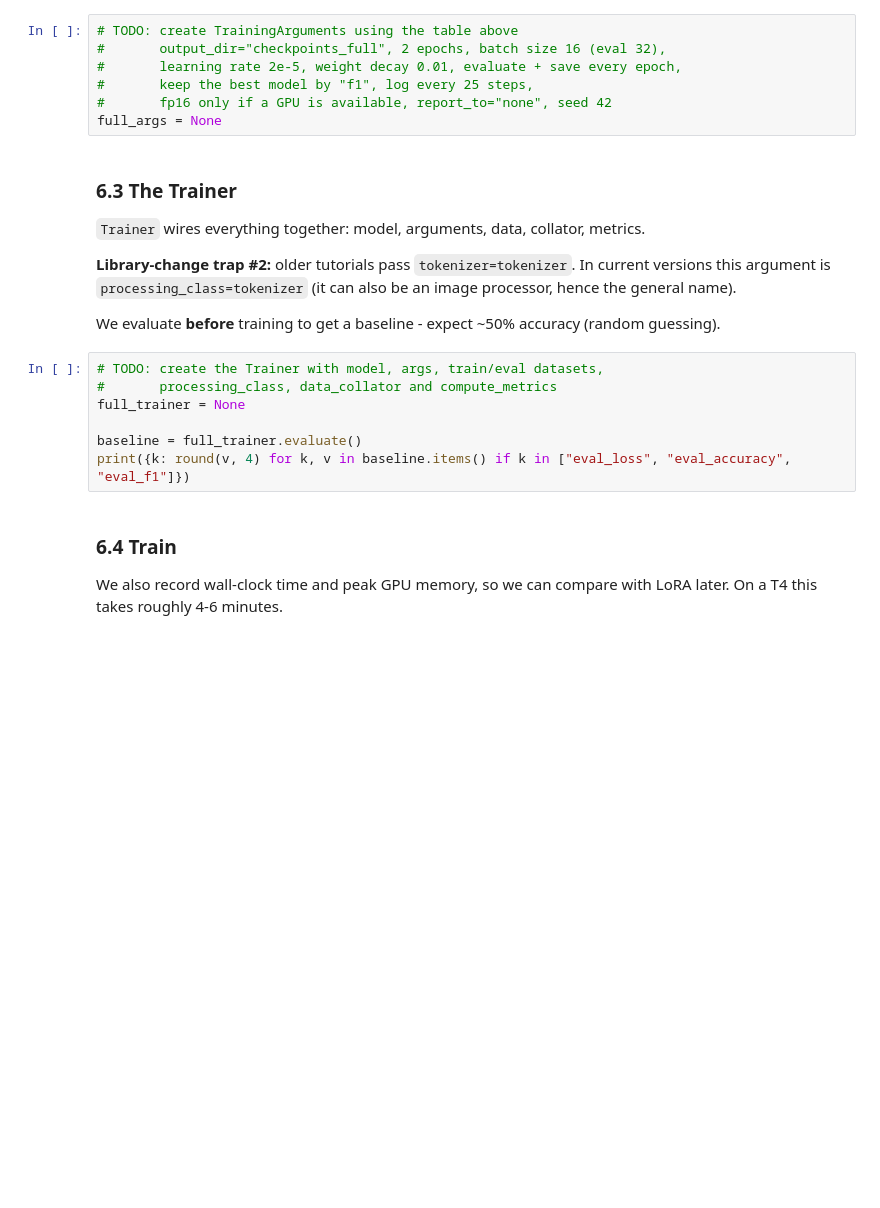
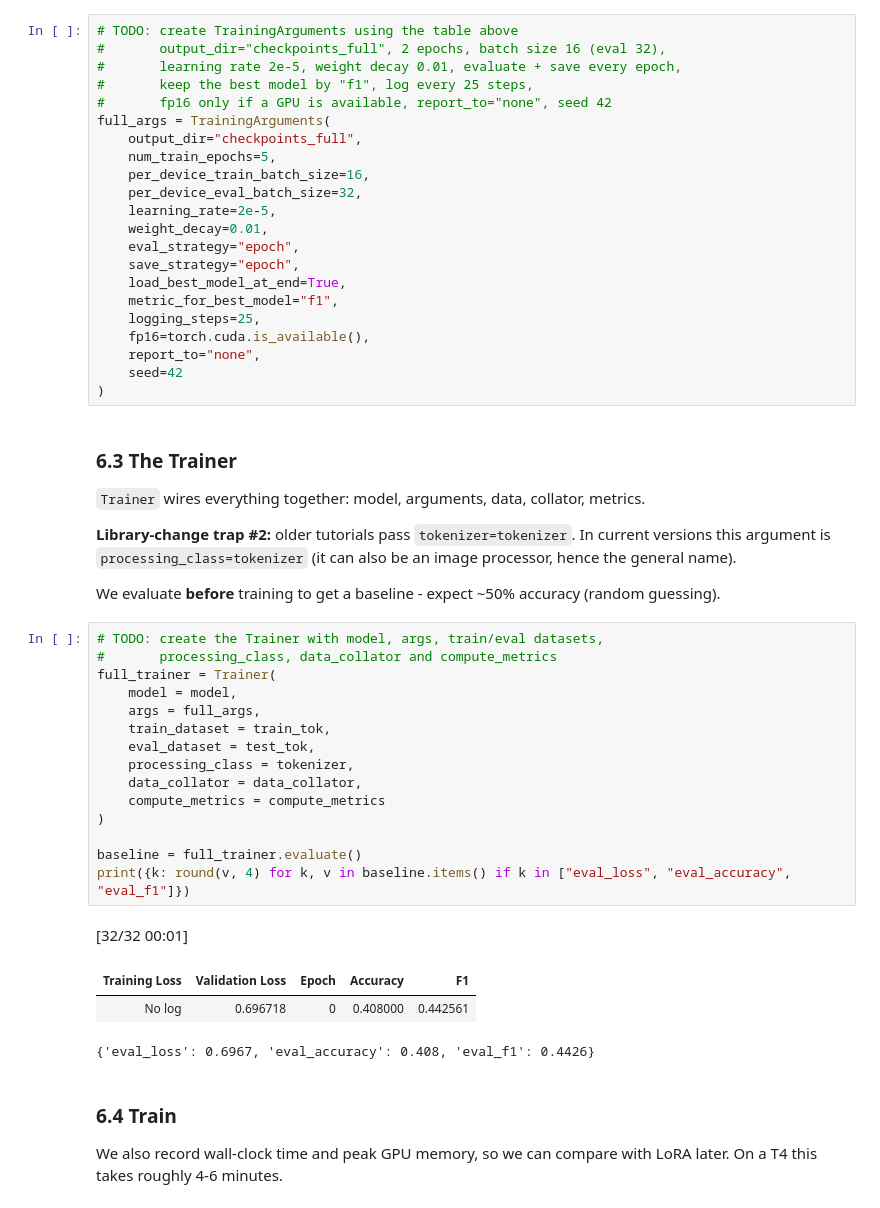
Before and after one commit to AdityaThakare72/MITU_post_hf_oct, a Jupyter notebook: 1finetuning_hf_oct10.ipynb, the cells around one changed output. Saved outputs shown, nothing was run; the diff lists cells and outputs as text; blank space fills up the shorter version.

```diff
--- a/1finetuning_hf_oct10.ipynb
+++ b/1finetuning_hf_oct10.ipynb
@@ -330,7 +499,22 @@ def compute_metrics(eval_pred):
 #       learning rate 2e-5, weight decay 0.01, evaluate + save every epoch,
 #       keep the best model by "f1", log every 25 steps,
 #       fp16 only if a GPU is available, report_to="none", seed 42
-full_args = None
+full_args = TrainingArguments(
+    output_dir="checkpoints_full",
+    num_train_epochs=5,
+    per_device_train_batch_size=16,
+    per_device_eval_batch_size=32,
+    learning_rate=2e-5,
+    weight_decay=0.01,
+    eval_strategy="epoch",
+    save_strategy="epoch",
+    load_best_model_at_end=True,
+    metric_for_best_model="f1",
+    logging_steps=25,
+    fp16=torch.cuda.is_available(),
+    report_to="none",
+    seed=42
+)
 # %% [markdown]
 ### 6.3 The Trainer
 
@@ -342,10 +526,23 @@ We evaluate **before** training to get a baseline - expect ~50% accuracy (random
 # %%
 # TODO: create the Trainer with model, args, train/eval datasets,
 #       processing_class, data_collator and compute_metrics
-full_trainer = None
+full_trainer = Trainer(
+    model = model,
+    args = full_args,
+    train_dataset = train_tok,
+    eval_dataset = test_tok,
+    processing_class = tokenizer,
+    data_collator = data_collator,
+    compute_metrics = compute_metrics
+)
 
 baseline = full_trainer.evaluate()
 print({k: round(v, 4) for k, v in baseline.items() if k in ["eval_loss", "eval_accuracy", "eval_f1"]})
+# %% [output]
+[32/32 00:01]
+| Training Loss | Validation Loss | Epoch | Accuracy | F1 |
+| No log | 0.696718 | 0 | 0.408000 | 0.442561 |
+{'eval_loss': 0.6967, 'eval_accuracy': 0.408, 'eval_f1': 0.4426}
 # %% [markdown]
 ### 6.4 Train
 
```
Also changed, not shown: parts of 36 cells of this notebook.
